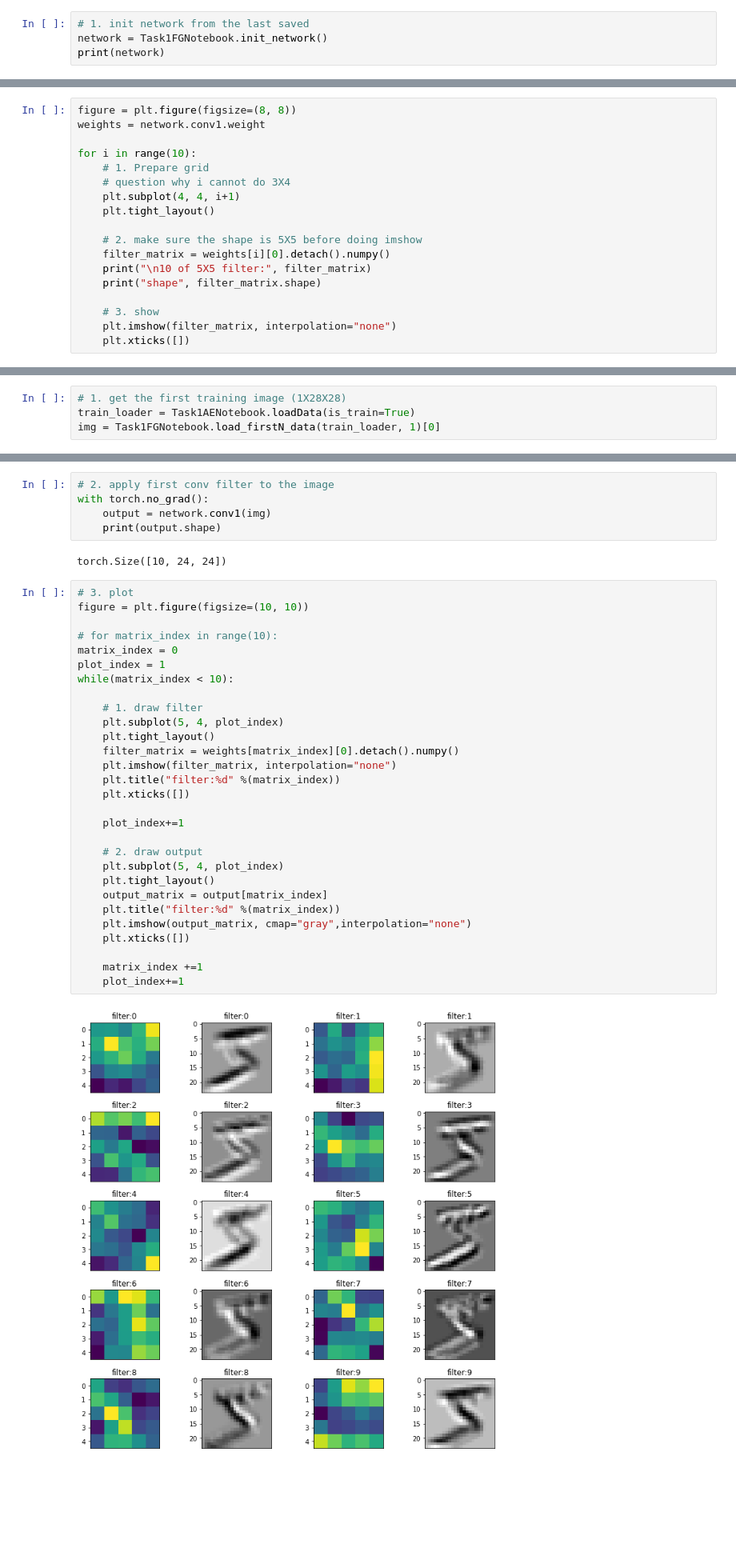
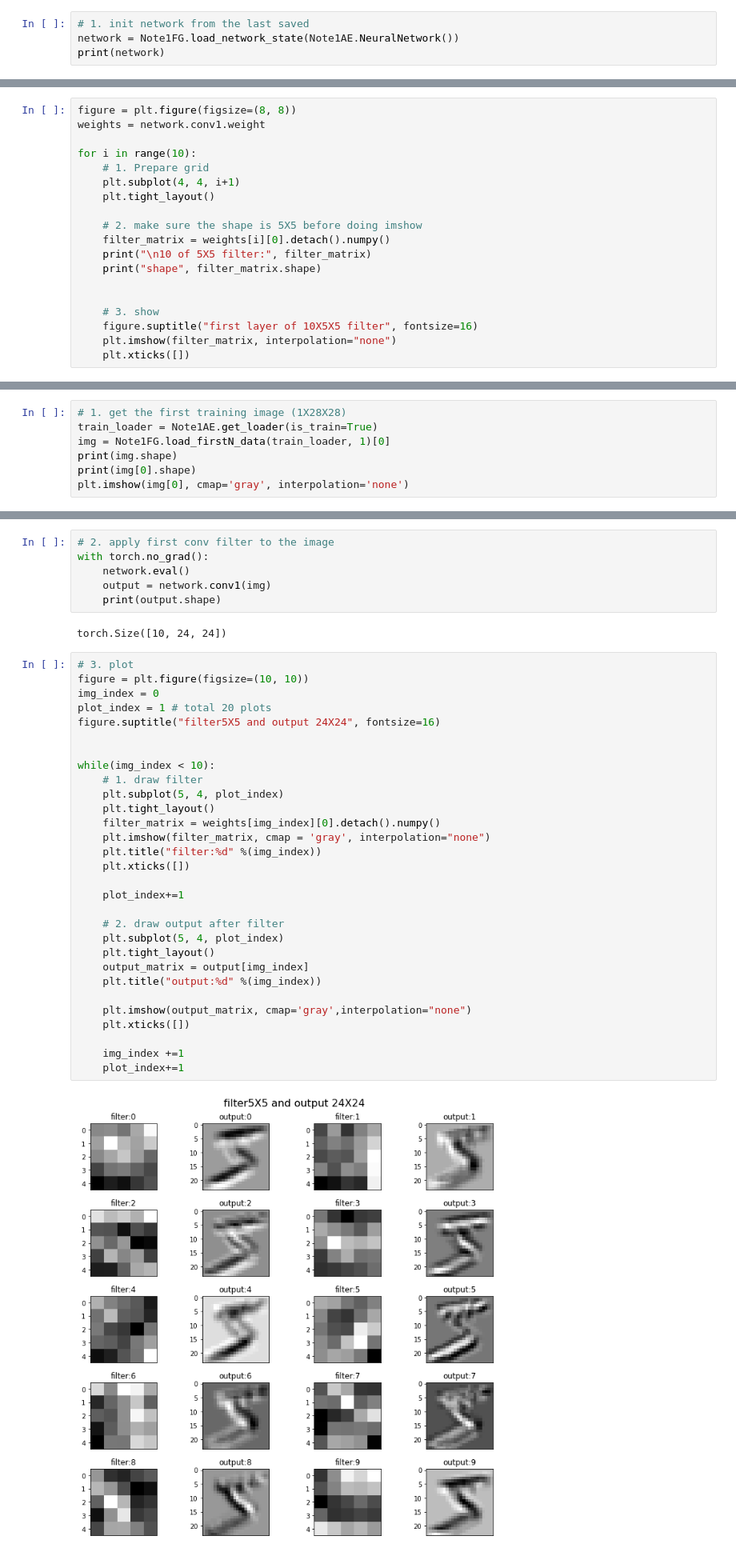
Before and after one commit to freecode23/vision-MNIST, a Jupyter notebook: Task2.ipynb, the cells around one changed output, grey strips where cells are left out. Shown: that part at 80% size. Saved outputs shown, nothing was run; the diff lists cells and outputs as text; blank space fills up the shorter version.

```diff
--- a/Task2.ipynb
+++ b/Task2.ipynb
@@ -21,7 +22,7 @@ from torchvision import datasets, transforms
 from matplotlib import pyplot as plt
 # %%
 # 1. init network from the last saved
-network = Task1FGNotebook.init_network()
+network = Note1FG.load_network_state(Note1AE.NeuralNetwork())
 print(network)
 # %% [output]
 NeuralNetwork(
@@ -48,7 +49,6 @@ weights = network.conv1.weight
 
 for i in range(10):
     # 1. Prepare grid
-    # question why i cannot do 3X4
     plt.subplot(4, 4, i+1)
     plt.tight_layout()
 
@@ -57,7 +57,9 @@ for i in range(10):
     print("\n10 of 5X5 filter:", filter_matrix)
     print("shape", filter_matrix.shape)
 
+
     # 3. show
+    figure.suptitle("first layer of 10X5X5 filter", fontsize=16)
     plt.imshow(filter_matrix, interpolation="none")
     plt.xticks([])
 # %% [output]
@@ -91,5 +93,8 @@ Use OpenCV's filter2D function to apply the 10 filters to the first training exa
 Generate a plot of the 10 filtered images such as the one below. When working with the weights, you will need to tell pyTorch it does not need to calculate gradients.
 # %%
 # 1. get the first training image (1X28X28)
-train_loader = Task1AENotebook.loadData(is_train=True)
-img = Task1FGNotebook.load_firstN_data(train_loader, 1)[0]
+train_loader = Note1AE.get_loader(is_train=True)
+img = Note1FG.load_firstN_data(train_loader, 1)[0]
+print(img.shape)
+print(img[0].shape)
+plt.imshow(img[0], cmap='gray', interpolation='none')
@@ -96,6 +106,7 @@ img = Task1FGNotebook.load_firstN_data(train_loader, 1)[0]
 # %%
 # 2. apply first conv filter to the image
 with torch.no_grad():
+    network.eval()
     output = network.conv1(img)
     print(output.shape)
 # %% [output]
@@ -103,31 +114,32 @@ torch.Size([10, 24, 24])
 # %%
 # 3. plot
 figure = plt.figure(figsize=(10, 10))
+img_index = 0
+plot_index = 1 # total 20 plots
+figure.suptitle("filter5X5 and output 24X24", fontsize=16)
 
-# for matrix_index in range(10):
-matrix_index = 0
-plot_index = 1
-while(matrix_index < 10):
 
+while(img_index < 10):
     # 1. draw filter
     plt.subplot(5, 4, plot_index)
     plt.tight_layout()
-    filter_matrix = weights[matrix_index][0].detach().numpy()
-    plt.imshow(filter_matrix, interpolation="none")
-    plt.title("filter:%d" %(matrix_index))
+    filter_matrix = weights[img_index][0].detach().numpy()
+    plt.imshow(filter_matrix, cmap = 'gray', interpolation="none")
+    plt.title("filter:%d" %(img_index))
     plt.xticks([])
 
     plot_index+=1
 
-    # 2. draw output
+    # 2. draw output after filter
     plt.subplot(5, 4, plot_index)
     plt.tight_layout()
-    output_matrix = output[matrix_index]
-    plt.title("filter:%d" %(matrix_index))
-    plt.imshow(output_matrix, cmap="gray",interpolation="none")
+    output_matrix = output[img_index]
+    plt.title("output:%d" %(img_index))
+
+    plt.imshow(output_matrix, cmap='gray',interpolation="none")
     plt.xticks([])
 
-    matrix_index +=1
+    img_index +=1
     plot_index+=1
 # %% [output]
-[figure, old version]
+[figure, new version]
```
Also changed, not shown: parts of 14 cells of this notebook, 2 other files.
